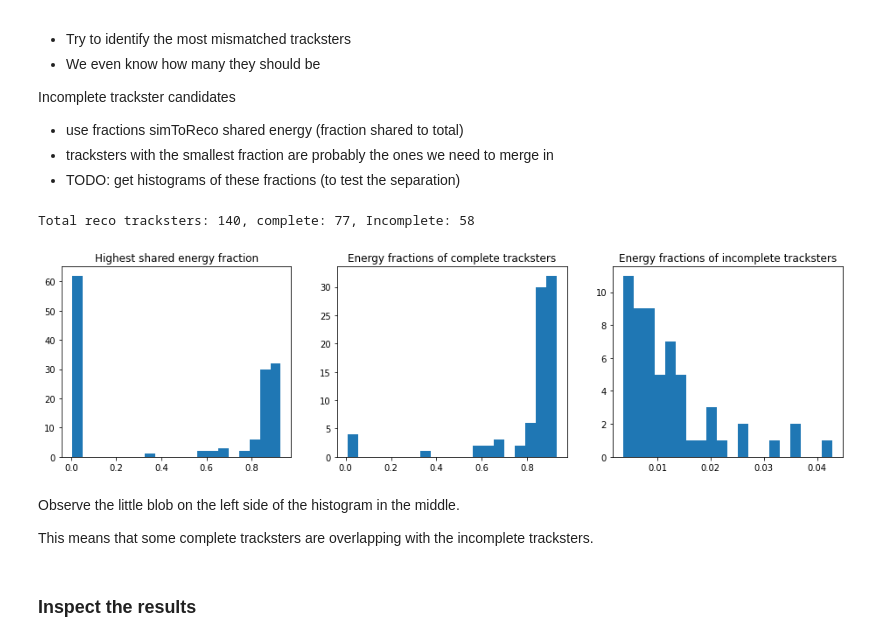
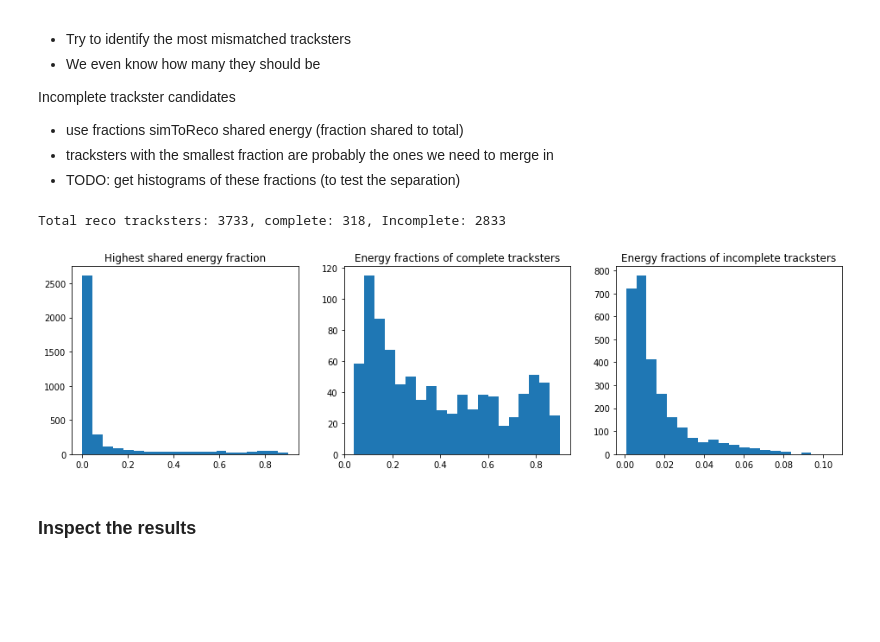
Before and after one commit to edcuba/TICLHack22_PatternReco, a Jupyter notebook: 0_build_dataset_tagger.ipynb, the cells around one changed output. Saved outputs shown, nothing was run; the diff lists cells and outputs as text; code cells hidden in the pictures; blank space fills up the shorter version.

```diff
--- a/0_build_dataset_tagger.ipynb
+++ b/0_build_dataset_tagger.ipynb
@@ -4,9 +4,12 @@
 This notebook builds a labeled dataset for identifying complete and incomplete tracksters.
 # %%
 import uproot
+from utils.plotting_utils import plot_event
+from utils.matching_utils import split_on_shared_energy, get_eid_splits, unfold_tracksters, get_highest_energy_fraction_simtracksters
+%matplotlib inline
 
 # double gamma (two photons)
-file_name = "data/ntuples_13801550_969.root"
+file_name = "~/data/multiparticle/new_ntuples_14132277_900.root"
 
 tracksters_ds    = {file_name: "ticlNtuplizer/tracksters"}
 simtracksters_ds = {file_name: "ticlNtuplizer/simtrackstersSC"}
@@ -169,14 +165,18 @@ Incomplete trackster candidates
 - tracksters with the smallest fraction are probably the ones we need to merge in
 - TODO: get histograms of these fractions (to test the separation)
 # %%
-complete_tracksters, incomplete_tracksters = split_on_shared_energy(tracksters, simtracksters, associations, split_eids, histogram=True)
+h_frac = {eid:get_highest_energy_fraction_simtracksters(tracksters, simtracksters, associations, eid) for eid in split_eids}
+
+complete_tracksters, incomplete_tracksters = split_on_shared_energy(
+    tracksters,
+    simtracksters,
+    h_frac,
+    split_eids,
+    histogram=True
+)
 # %% [output]
-Total reco tracksters: 140, complete: 77, Incomplete: 58
+Total reco tracksters: 3733, complete: 318, Incomplete: 2833
-[figure, old version]
+[figure, new version]
-# %% [markdown]
-Observe the little blob on the left side of the histogram in the middle.
-
-This means that some complete tracksters are overlapping with the incomplete tracksters.
 # %% [markdown]
 ### Inspect the results
 # %%
```
Also changed, not shown: parts of 13 cells of this notebook, 4 other files.
